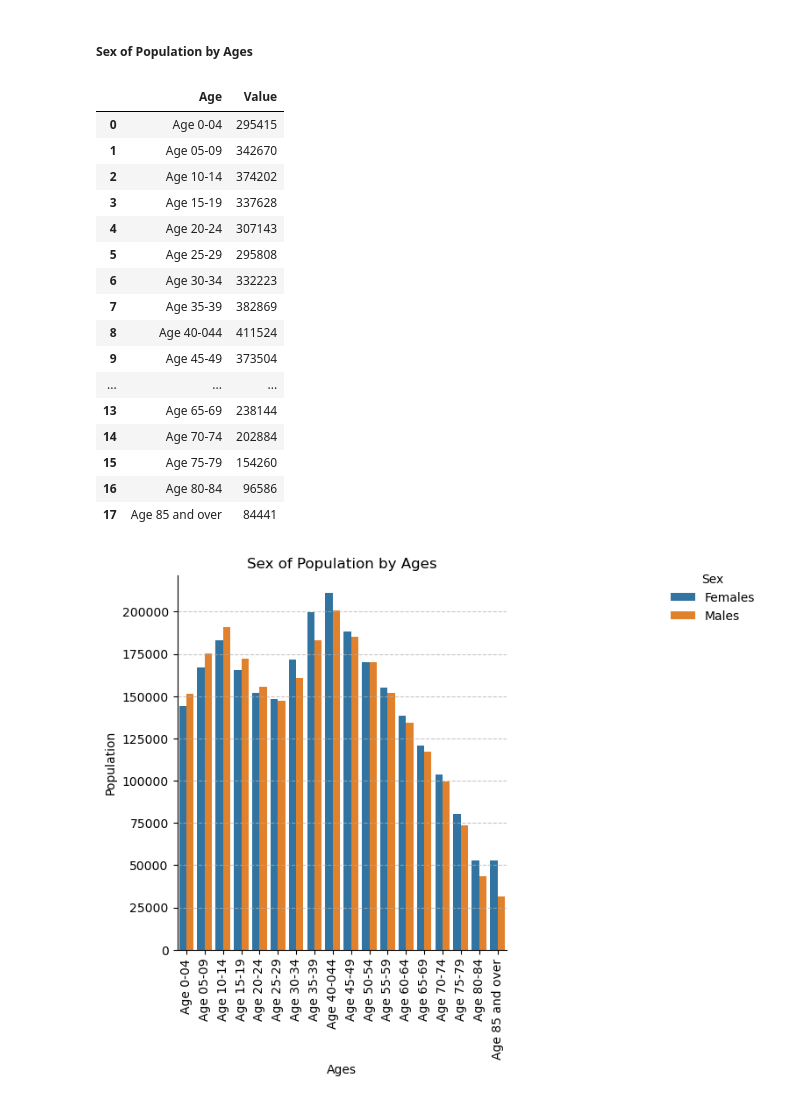
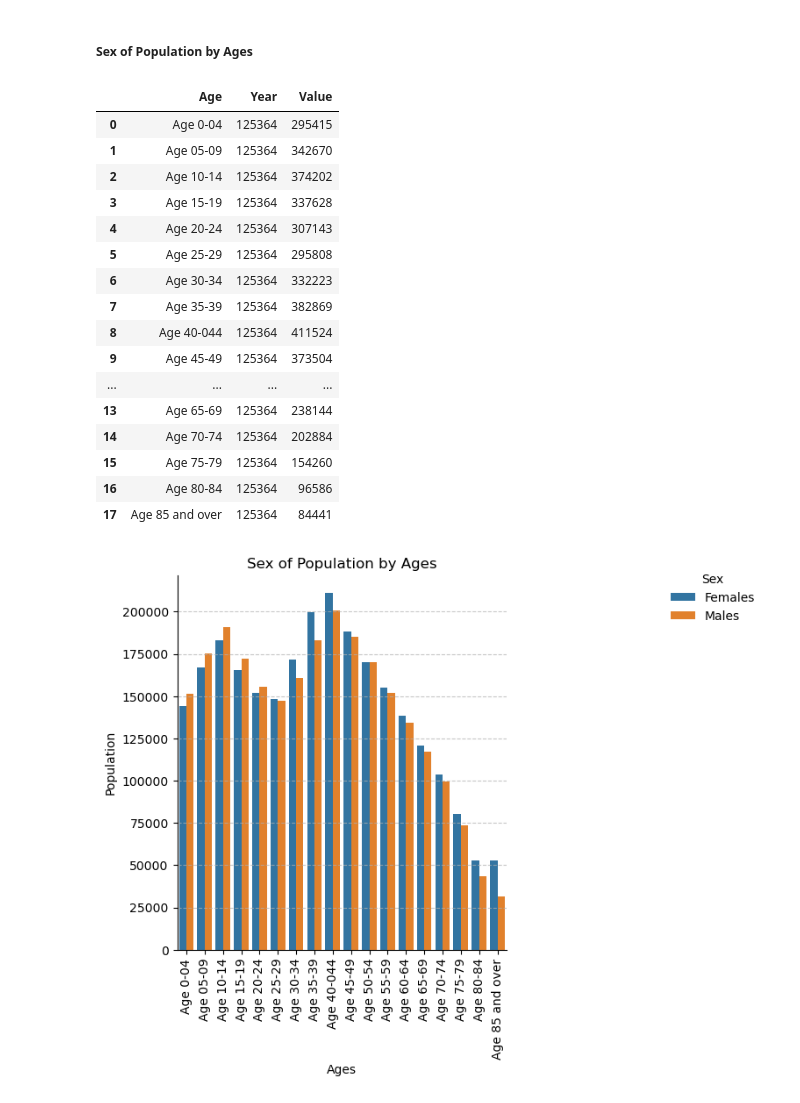
Before and after one commit to zeros2018/population_ireland, a Jupyter notebook: Population Project.ipynb, the cells around one changed output. Saved outputs shown, nothing was run; the diff lists cells and outputs as text; code cells hidden in the pictures.

```diff
--- a/Population Project.ipynb
+++ b/Population Project.ipynb
@@ -234,0 +518,6 @@ df_population['Council'] = df_population['Council'].str.replace(' Council', '')
+# %%
+df_population_2022['County'] = df_population_2022['County'].str.replace(' City & County', '')
+# %%
+ df_population_2022['County'] = df_population_2022['County'].str.replace(' County', '')
+# %%
+df_population_2022['County'] = df_population_2022['County'].str.replace('Mayo ', 'Mayo')
@@ -235,5 +638,8 @@ df_population['Council'] = df_population['Council'].str.replace(' Council', '')
 # %%
 # change the value of a feature because is better for showing some plots
+df_population_2022['Age'] = df_population_2022['Age'].str.replace('0-4', '0-04')
+df_population_2022['Age'] = df_population_2022['Age'].str.replace('5-9', '05-09')
+
 df_population['Age'] = df_population['Age'].str.replace('0-4', '0-04')
 df_population['Age'] = df_population['Age'].str.replace('5-9', '05-09')
 # %%
@@ -393,26 +791,26 @@ plt.show()
 # %% [markdown]
 ##### Sex of Population by Ages
 # %%
-df_age = df_population.groupby(["Age"]).sum("Value").reset_index()
+df_age = df_population_2022.groupby(["Age"]).sum("Value").reset_index()
 df_age
 # %% [output]
-|  | Age | Value |
-| 0 | Age 0-04 | 295415 |
-| 1 | Age 05-09 | 342670 |
-| 2 | Age 10-14 | 374202 |
-| 3 | Age 15-19 | 337628 |
-| 4 | Age 20-24 | 307143 |
-| 5 | Age 25-29 | 295808 |
-| 6 | Age 30-34 | 332223 |
-| 7 | Age 35-39 | 382869 |
-| 8 | Age 40-044 | 411524 |
-| 9 | Age 45-49 | 373504 |
-| ... | ... | ... |
-| 13 | Age 65-69 | 238144 |
-| 14 | Age 70-74 | 202884 |
-| 15 | Age 75-79 | 154260 |
-| 16 | Age 80-84 | 96586 |
-| 17 | Age 85 and over | 84441 |
+|  | Age | Year | Value |
+| 0 | Age 0-04 | 125364 | 295415 |
+| 1 | Age 05-09 | 125364 | 342670 |
+| 2 | Age 10-14 | 125364 | 374202 |
+| 3 | Age 15-19 | 125364 | 337628 |
+| 4 | Age 20-24 | 125364 | 307143 |
+| 5 | Age 25-29 | 125364 | 295808 |
+| 6 | Age 30-34 | 125364 | 332223 |
+| 7 | Age 35-39 | 125364 | 382869 |
+| 8 | Age 40-044 | 125364 | 411524 |
+| 9 | Age 45-49 | 125364 | 373504 |
+| ... | ... | ... | ... |
+| 13 | Age 65-69 | 125364 | 238144 |
+| 14 | Age 70-74 | 125364 | 202884 |
+| 15 | Age 75-79 | 125364 | 154260 |
+| 16 | Age 80-84 | 125364 | 96586 |
+| 17 | Age 85 and over | 125364 | 84441 |
 # %%
 g = sns.catplot(
     x="Age",       # x variable name
```
Also changed, not shown: parts of 94 cells of this notebook, 6 other files.
